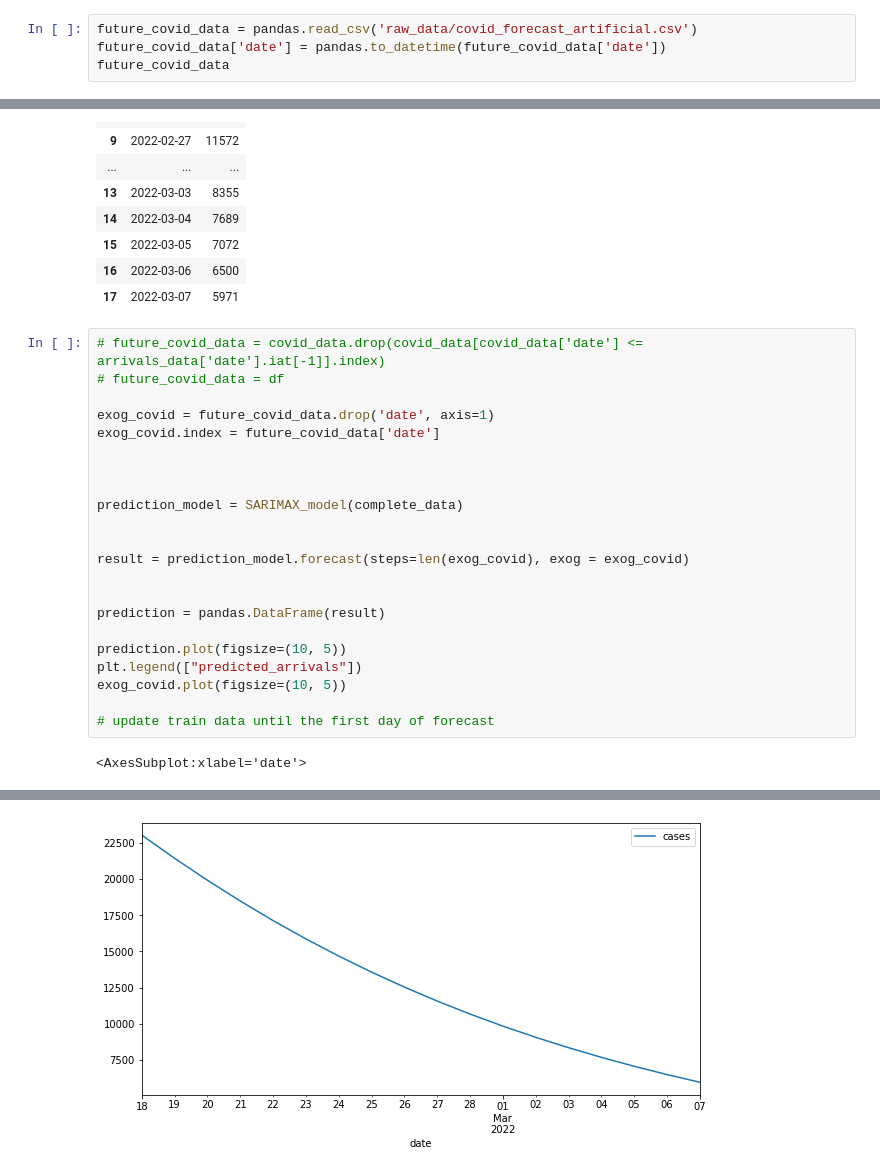
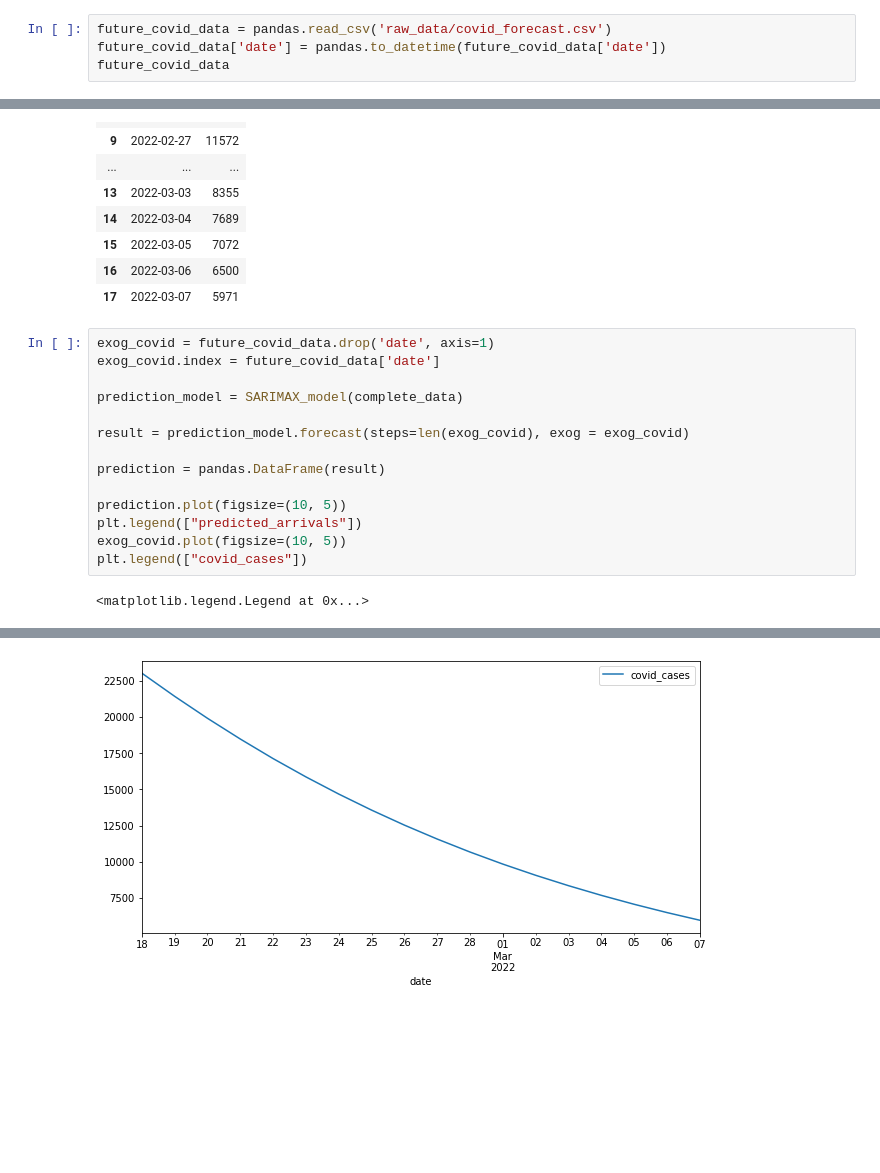
Before and after one commit to DimaYurchenko/covid-flight-prediction, a Jupyter notebook: final-prediction.ipynb, the cells around one changed output, grey strips where cells are left out. Drawn from its saved outputs; the diff is of its cells as text; blank space fills up the shorter version.

```diff
--- a/final-prediction.ipynb
+++ b/final-prediction.ipynb
@@ -315,7 +310,7 @@ print(f'rmse: {rmse}')
 rmse: 90.08153561294478
 [figure]
 # %%
-future_covid_data = pandas.read_csv('raw_data/covid_forecast_artificial.csv')
+future_covid_data = pandas.read_csv('raw_data/covid_forecast.csv')
 future_covid_data['date'] = pandas.to_datetime(future_covid_data['date'])
 future_covid_data
 # %% [output]
@@ -337,28 +332,20 @@ future_covid_data
 | 16 | 2022-03-06 | 6500 |
 | 17 | 2022-03-07 | 5971 |
 # %%
-# future_covid_data = covid_data.drop(covid_data[covid_data['date'] <= arrivals_data['date'].iat[-1]].index)
-# future_covid_data = df
-
 exog_covid = future_covid_data.drop('date', axis=1)
 exog_covid.index = future_covid_data['date']
 
-
-
 prediction_model = SARIMAX_model(complete_data)
 
-
 result = prediction_model.forecast(steps=len(exog_covid), exog = exog_covid)
-
 
 prediction = pandas.DataFrame(result)
 
 prediction.plot(figsize=(10, 5))
 plt.legend(["predicted_arrivals"])
 exog_covid.plot(figsize=(10, 5))
-
-# update train data until the first day of forecast
+plt.legend(["covid_cases"])
 # %% [output]
-<AxesSubplot:xlabel='date'>
+<matplotlib.legend.Legend at 0x...>
 [figure]
-[figure, old version]
+[figure, new version]
```
Also changed, not shown: parts of 3 cells of this notebook, 3 other files.
